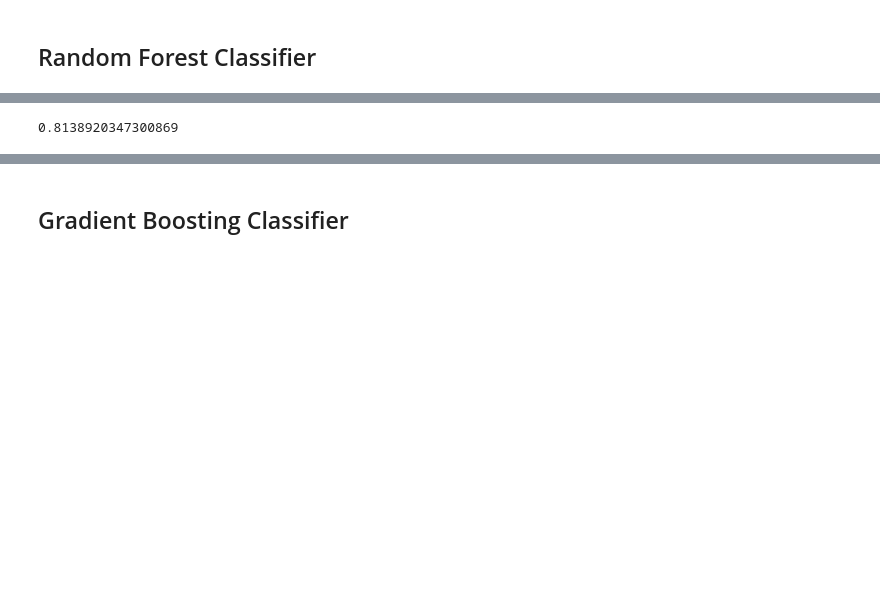
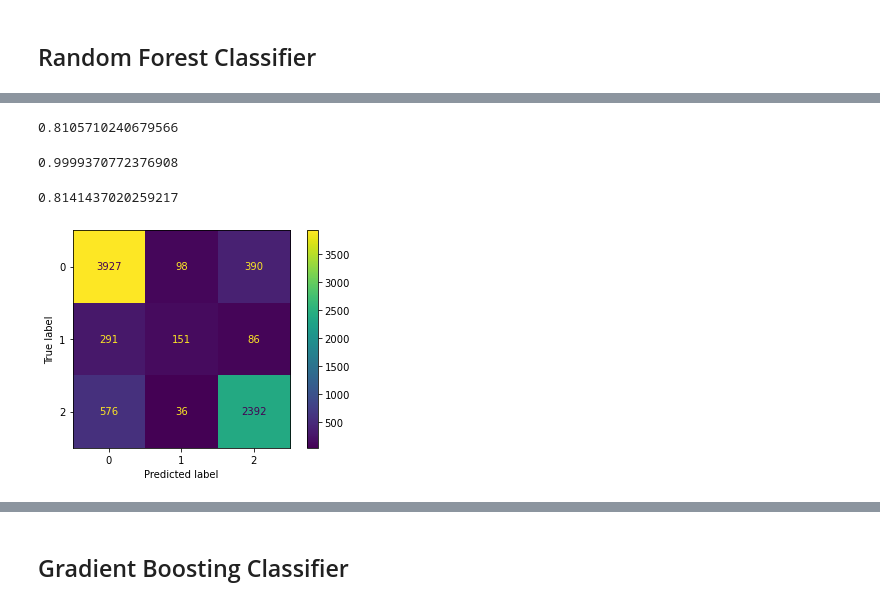
Before and after one commit to twood2015/Flatiron_Project_3, a Jupyter notebook: FinalNotebook.ipynb, the cells around one changed output, grey strips where cells are left out. Cells and saved outputs as stored; diff of their text form; code cells hidden in the pictures; blank space fills up the shorter version.

```diff
--- a/FinalNotebook.ipynb
+++ b/FinalNotebook.ipynb
@@ -1111,7 +976,26 @@ rfpipe.score(X_train_trim, y_train)
-# %%
-rfpipe.score(X_test_trim, y_test)
-# %% [output]
-0.8138920347300869
+# %%
+# cross validate on the model
+cross_val_score(rfpipe, X_train_trim, y_train).mean()
+# %% [output]
+0.8105710240679566
+# %%
+# score the model on training data
+rfpipe.score(X_train_trim, y_train)
+# %% [output]
+0.9999370772376908
+# %%
+# score the model on testing data
+rfpipe.score(X_test_trim, y_test)
+# %% [output]
+0.8141437020259217
+# %%
+# get predictions from the model
+y_preds = rfpipe.predict(X_test_trim)
+# %%
+# plot the confusion matrix
+ConfusionMatrixDisplay(confusion_matrix(y_test, y_preds)).plot();
+# %% [output]
+[figure, added]
 # %%
 # get the feature importances from the model
 importances = rfpipe.steps[1][1].feature_importances_
```
Also changed, not shown: parts of 93 cells of this notebook, 2 other files.
